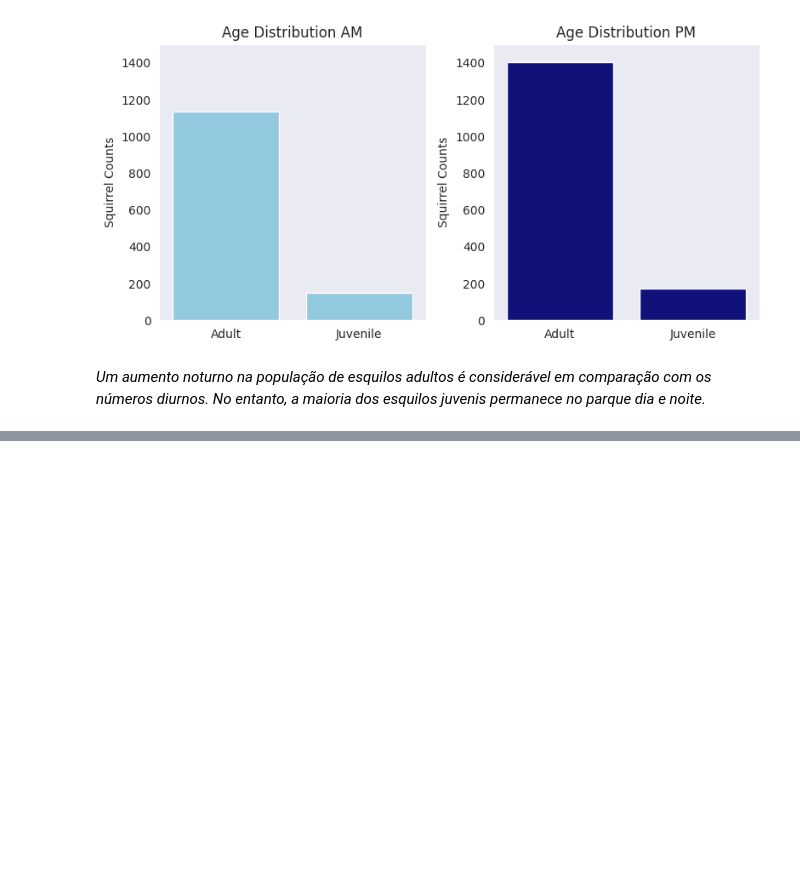
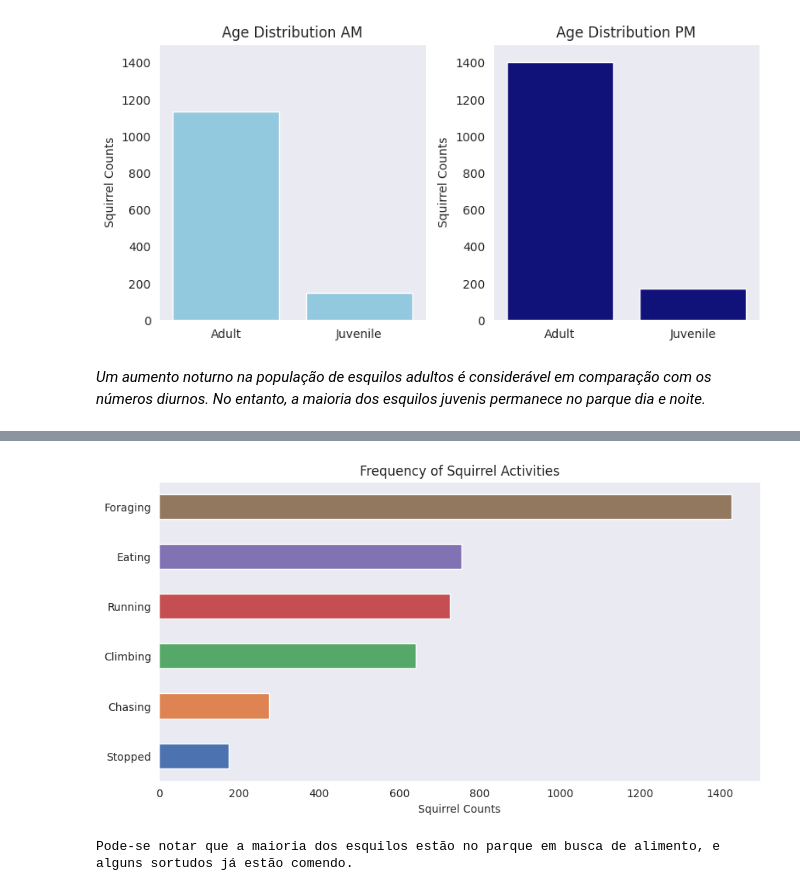
Before and after one commit to Mustasheep/Central-Park-Squirrel-Census, a Jupyter notebook: Central_Park_Squirrel_Census.ipynb, the cells around one changed output, grey strips where cells are left out. Drawn from its saved outputs; the diff is of its cells as text; code cells hidden in the pictures; blank space fills up the shorter version.

```diff
--- a/Central_Park_Squirrel_Census.ipynb
+++ b/Central_Park_Squirrel_Census.ipynb
@@ -221,3 +210,7 @@ plt.show()
 [figure]
 # %% [markdown]
 _Um aumento noturno na população de esquilos adultos é considerável em comparação com os números diurnos. No entanto, a maioria dos esquilos juvenis permanece no parque dia e noite._
+# %%
+# Calcular frequência de atividades
+activity_counts = new_squirrel_data['Activities'].str.get_dummies(sep=', ').sum()
+print(activity_counts)
@@ -223,0 +225,10 @@ _Um aumento noturno na população de esquilos adultos é considerável em compa
+# %%
+activity_counts.sort_values().plot(kind='barh', figsize=(10, 5), color=sns.color_palette("deep", 6))
+plt.title('Frequency of Squirrel Activities')
+plt.xlabel('Squirrel Counts')
+plt.ylabel('')
+plt.show()
+print('\nPode-se notar que a maioria dos esquilos estão no parque em busca de alimento, e alguns sortudos já estão comendo.')
+# %% [output]
+[figure, added]
+Pode-se notar que a maioria dos esquilos estão no parque em busca de alimento, e alguns sortudos já estão comendo.
```
Also changed, not shown: parts of 9 cells of this notebook.
